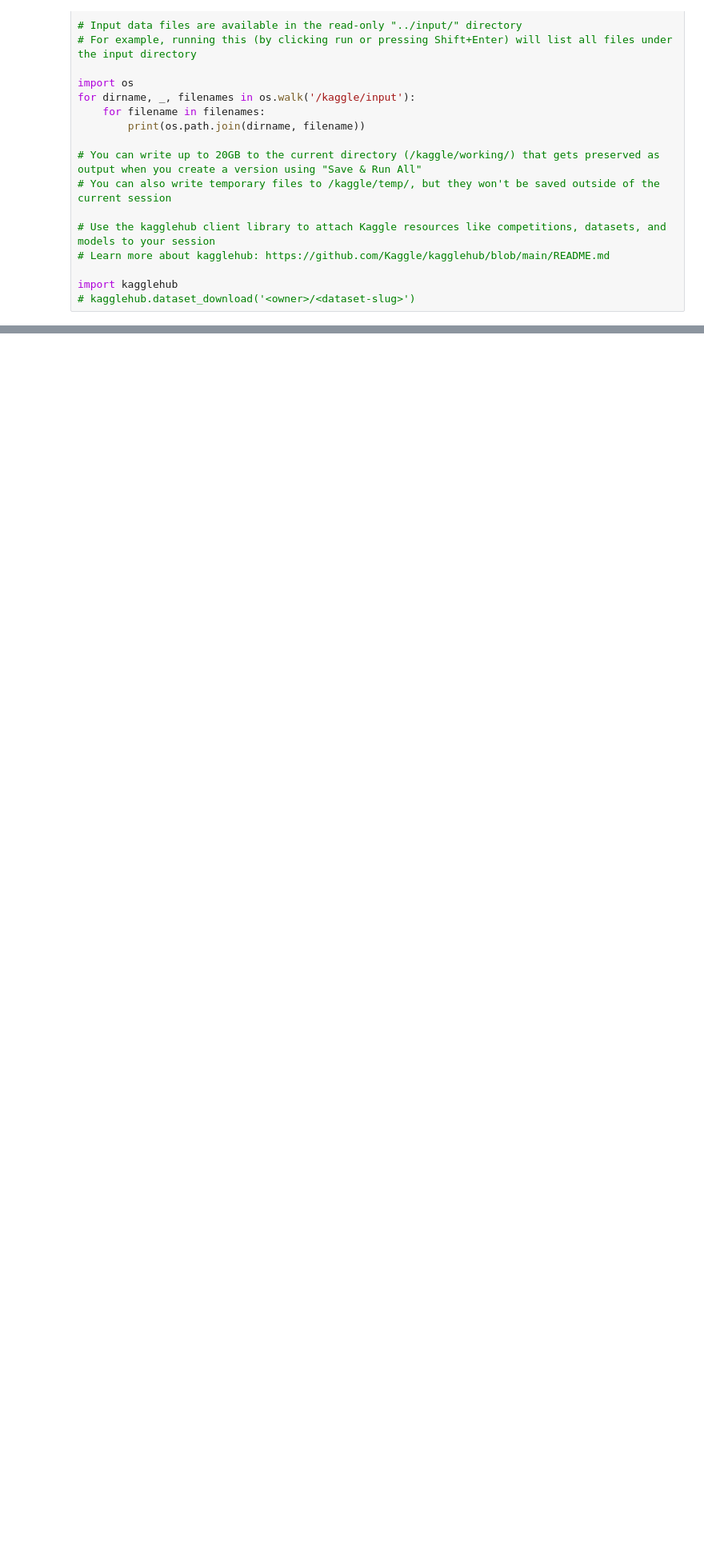
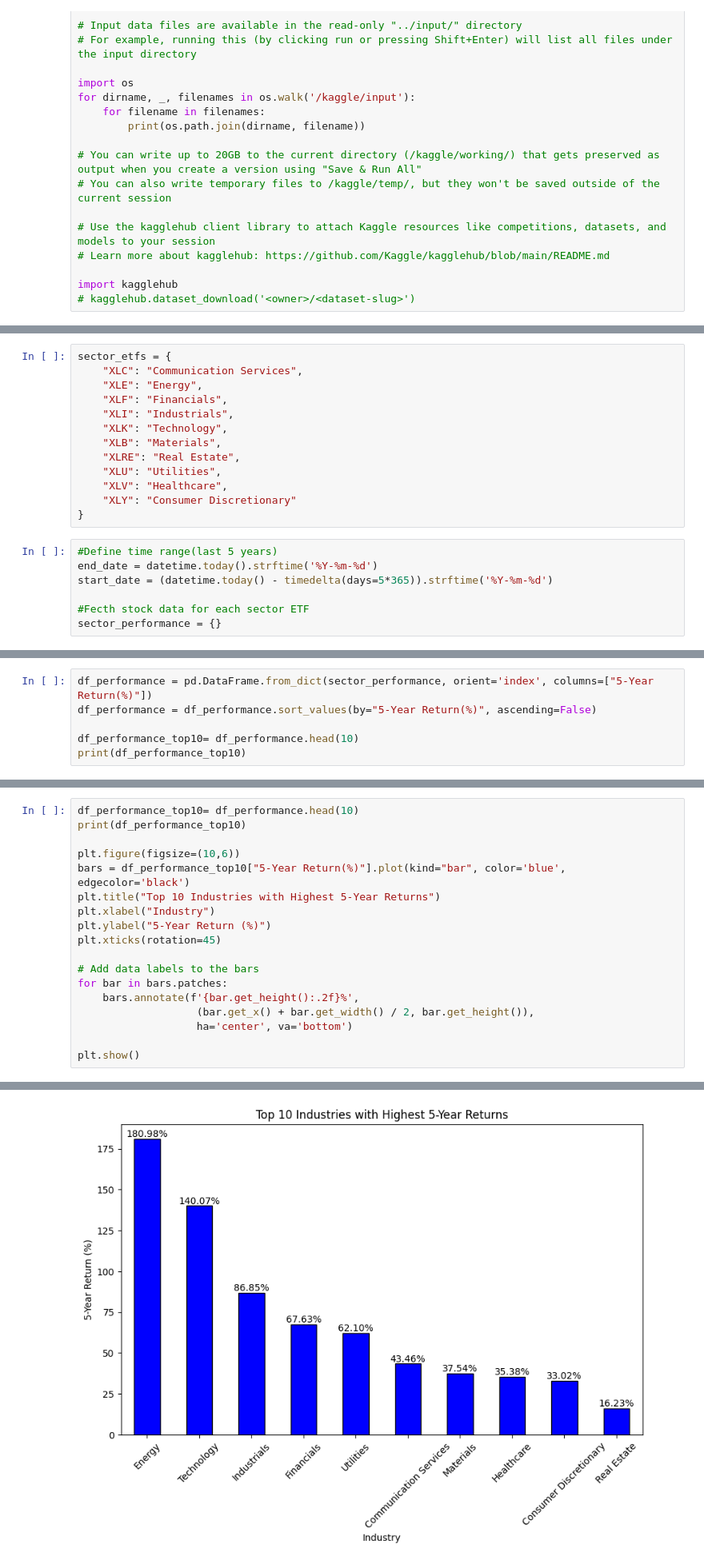
Before and after one commit to PhyoThor/Advance_Machine_Learning, a Jupyter notebook: 01_Industries_Analysis.ipynb, the cells around one changed output, grey strips where cells are left out. Shown at 80% size. Drawn from its saved outputs; the diff is of its cells as text; blank space fills up the shorter version.

Commit message:
Kaggle Notebook | 01_Industries_Analysis.ipynb | Version 2

```diff
--- a/01_Industries_Analysis.ipynb
+++ b/01_Industries_Analysis.ipynb
@@ -24,0 +31,20 @@ import kagglehub
+# %%
+sector_etfs = {
+    "XLC": "Communication Services",
+    "XLE": "Energy",
+    "XLF": "Financials",
+    "XLI": "Industrials",
+    "XLK": "Technology",
+    "XLB": "Materials",
+    "XLRE": "Real Estate",
+    "XLU": "Utilities",
+    "XLV": "Healthcare",
+    "XLY": "Consumer Discretionary"
+}
+# %%
+#Define time range(last 5 years)
+end_date = datetime.today().strftime('%Y-%m-%d')
+start_date = (datetime.today() - timedelta(days=5*365)).strftime('%Y-%m-%d')
+
+#Fecth stock data for each sector ETF
+sector_performance = {}
@@ -24,0 +101,6 @@ import kagglehub
+# %%
+df_performance = pd.DataFrame.from_dict(sector_performance, orient='index', columns=["5-Year Return(%)"])
+df_performance = df_performance.sort_values(by="5-Year Return(%)", ascending=False)
+
+df_performance_top10= df_performance.head(10)
+print(df_performance_top10)
@@ -24,0 +119,19 @@ import kagglehub
+# %%
+df_performance_top10= df_performance.head(10)
+print(df_performance_top10)
+
+plt.figure(figsize=(10,6))
+bars = df_performance_top10["5-Year Return(%)"].plot(kind="bar", color='blue', edgecolor='black')
+plt.title("Top 10 Industries with Highest 5-Year Returns")
+plt.xlabel("Industry")
+plt.ylabel("5-Year Return (%)")
+plt.xticks(rotation=45)
+
+# Add data labels to the bars
+for bar in bars.patches:
+    bars.annotate(f'{bar.get_height():.2f}%',
+                   (bar.get_x() + bar.get_width() / 2, bar.get_height()),
+                   ha='center', va='bottom')
+
+plt.show()
+# %% [output]
@@ -24,0 +149 @@ import kagglehub
+[figure, added]
```
Also changed, not shown: parts of 7 cells of this notebook.
